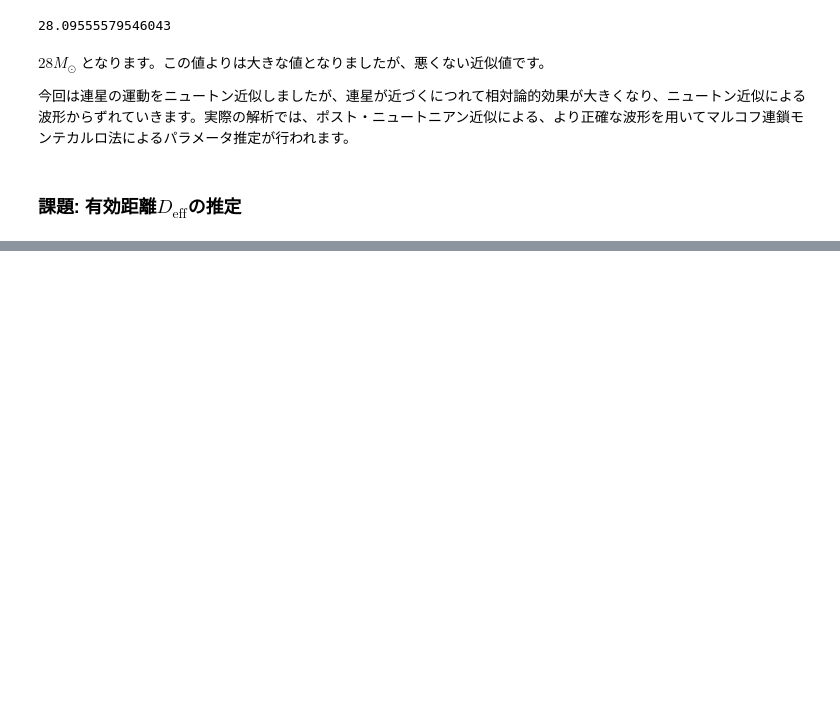
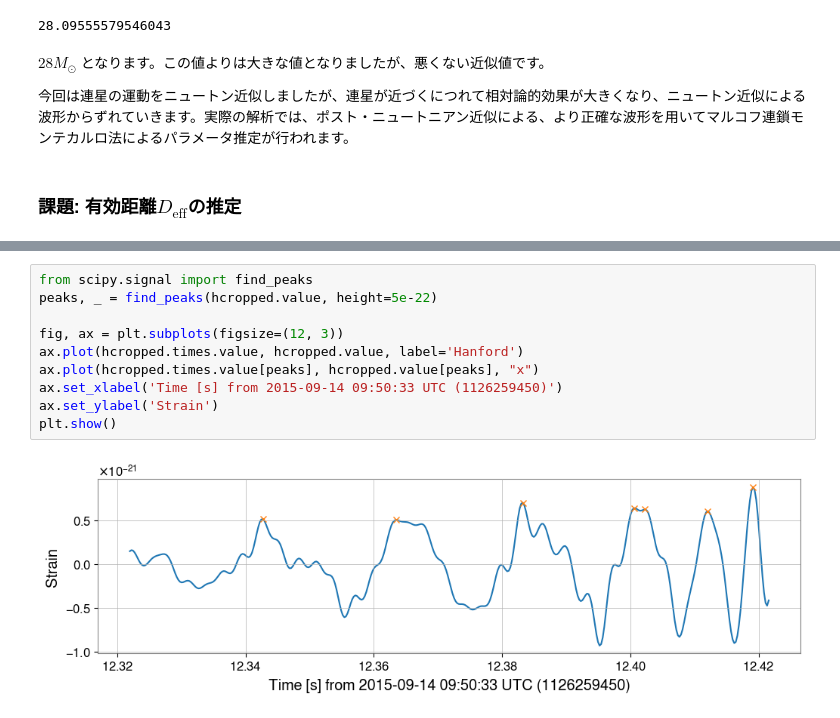
Before and after one commit to somiya-lab/dspn2023-public, a Jupyter notebook: dspn_gw_ja.ipynb, the cells around one changed output, grey strips where cells are left out. Saved outputs shown, nothing was run; the diff lists cells and outputs as text; blank space fills up the shorter version.

```diff
--- a/dspn_gw_ja.ipynb
+++ b/dspn_gw_ja.ipynb
@@ -407,0 +415,12 @@ $$
+# %%
+from scipy.signal import find_peaks
+peaks, _ = find_peaks(hcropped.value, height=5e-22)
+
+fig, ax = plt.subplots(figsize=(12, 3))
+ax.plot(hcropped.times.value, hcropped.value, label='Hanford')
+ax.plot(hcropped.times.value[peaks], hcropped.value[peaks], "x")
+ax.set_xlabel('Time [s] from 2015-09-14 09:50:33 UTC (1126259450)')
+ax.set_ylabel('Strain')
+plt.show()
+# %% [output]
+[figure, added]
```
Also changed, not shown: parts of 14 cells of this notebook, 1 other file.
